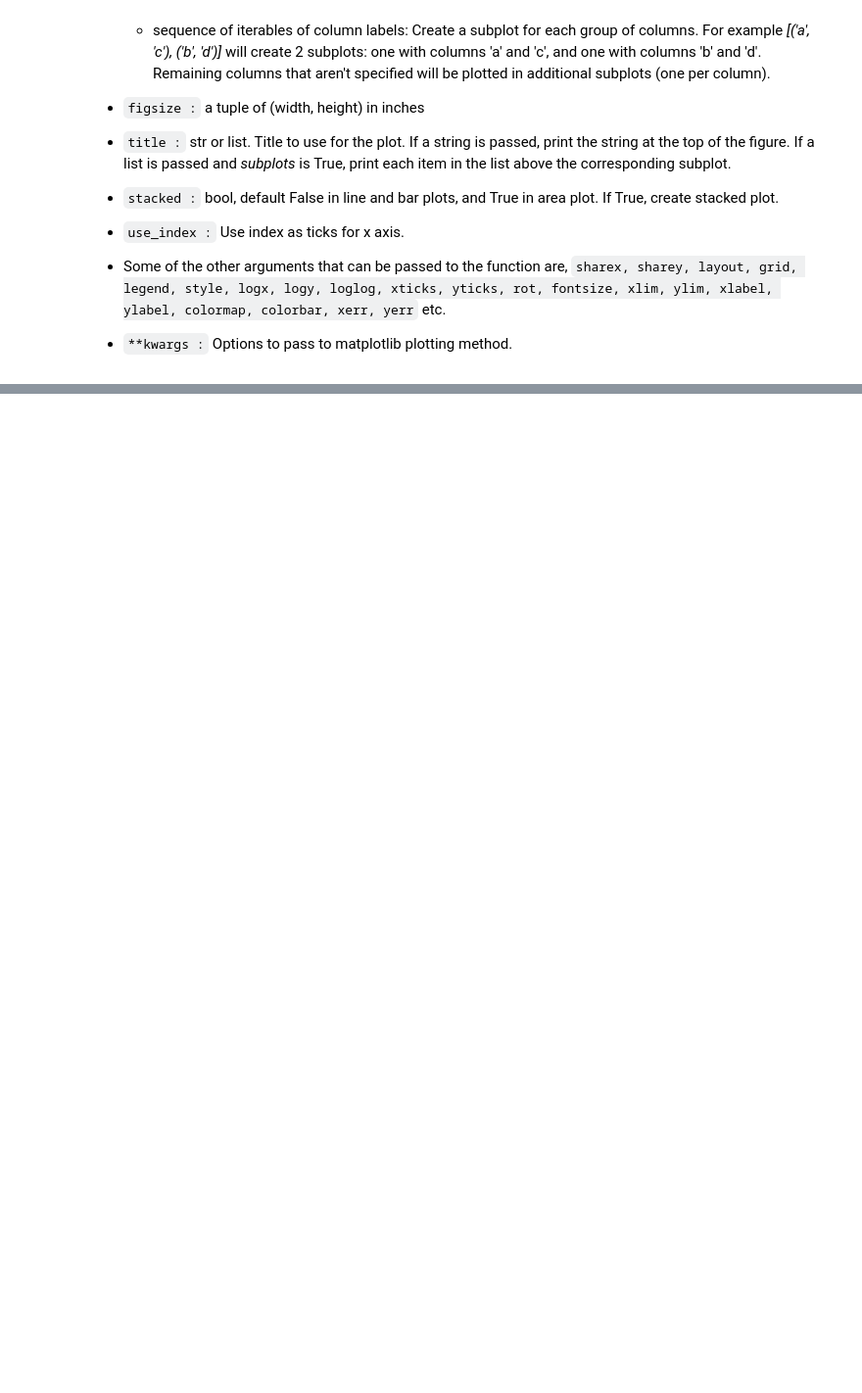
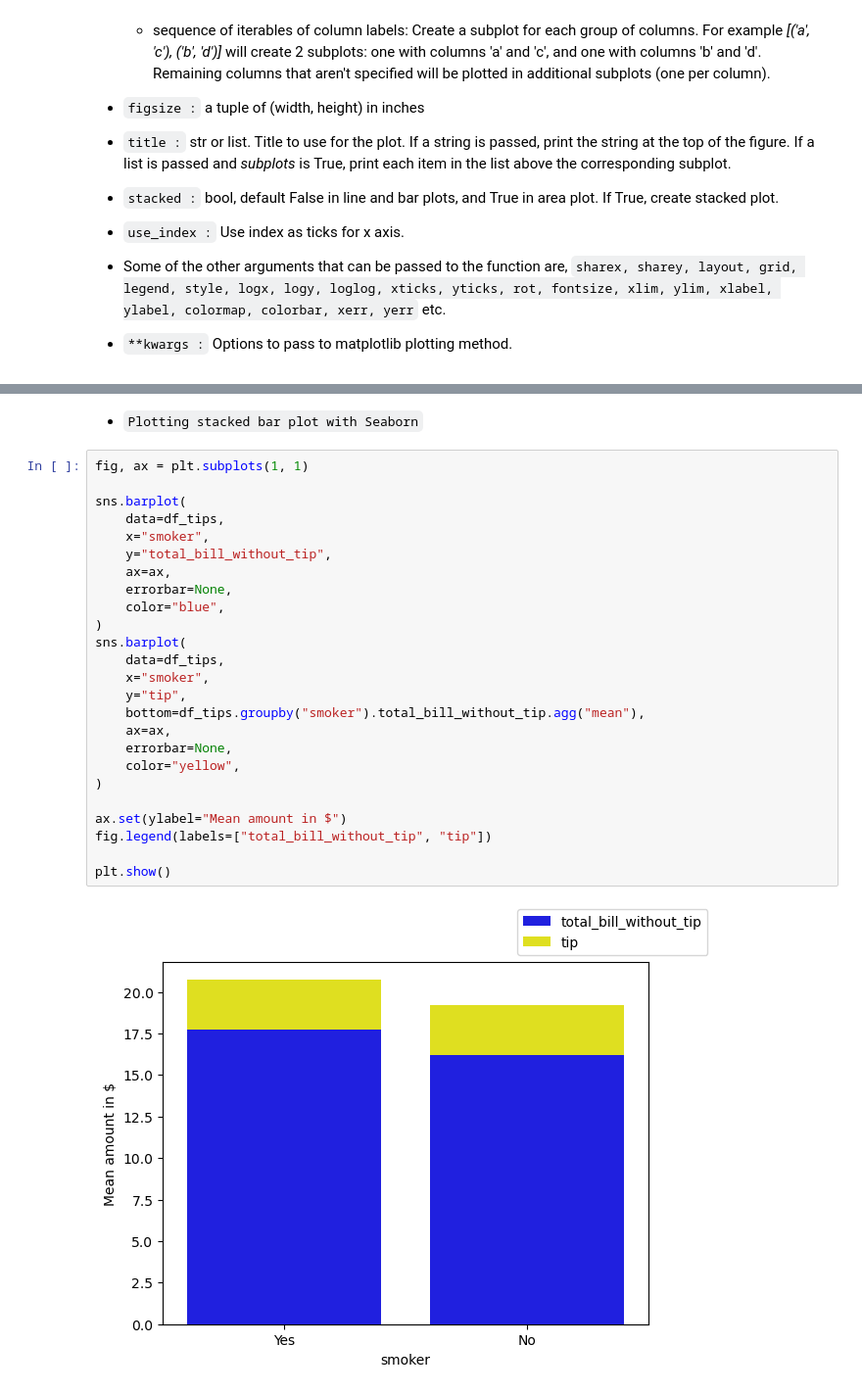
Before and after one commit to AindreaAjax/ML_Introduction, a Jupyter notebook: Pandas/05_Plotting.ipynb, the cells around one changed output, grey strips where cells are left out. Shown at 98% size. Cells and saved outputs as stored; diff of their text form; blank space fills up the shorter version.

```diff
--- a/Pandas/05_Plotting.ipynb
+++ b/Pandas/05_Plotting.ipynb
@@ -47,0 +91,29 @@ import seaborn as sns
+# %% [markdown]
+- `Plotting stacked bar plot with Seaborn`
+# %%
+fig, ax = plt.subplots(1, 1)
+
+sns.barplot(
+    data=df_tips,
+    x="smoker",
+    y="total_bill_without_tip",
+    ax=ax,
+    errorbar=None,
+    color="blue",
+)
+sns.barplot(
+    data=df_tips,
+    x="smoker",
+    y="tip",
+    bottom=df_tips.groupby("smoker").total_bill_without_tip.agg("mean"),
+    ax=ax,
+    errorbar=None,
+    color="yellow",
+)
+
+ax.set(ylabel="Mean amount in $")
+fig.legend(labels=["total_bill_without_tip", "tip"])
+
+plt.show()
+# %% [output]
+[figure, added]
```
Also changed, not shown: parts of 9 cells of this notebook.
